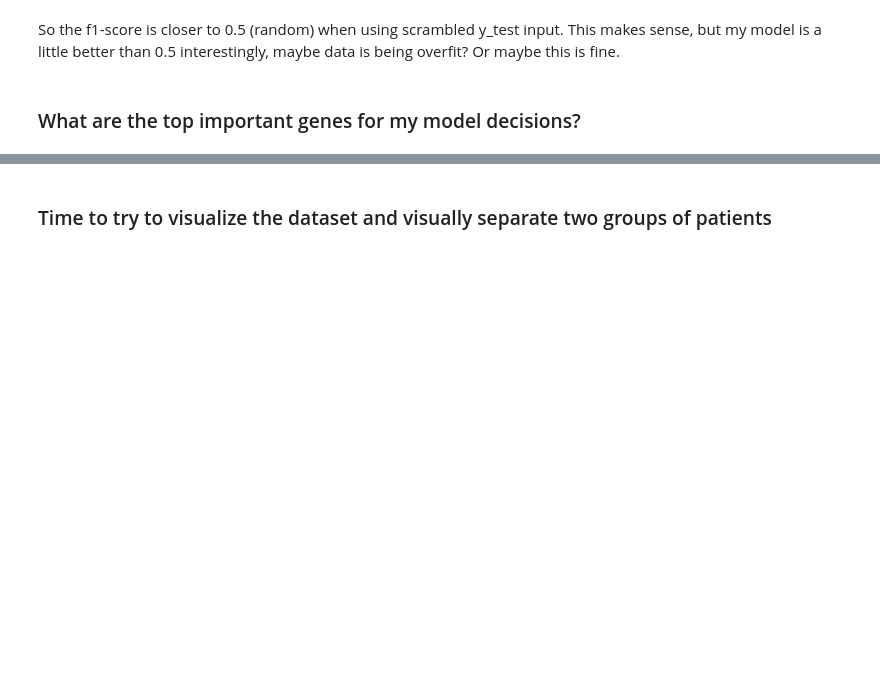
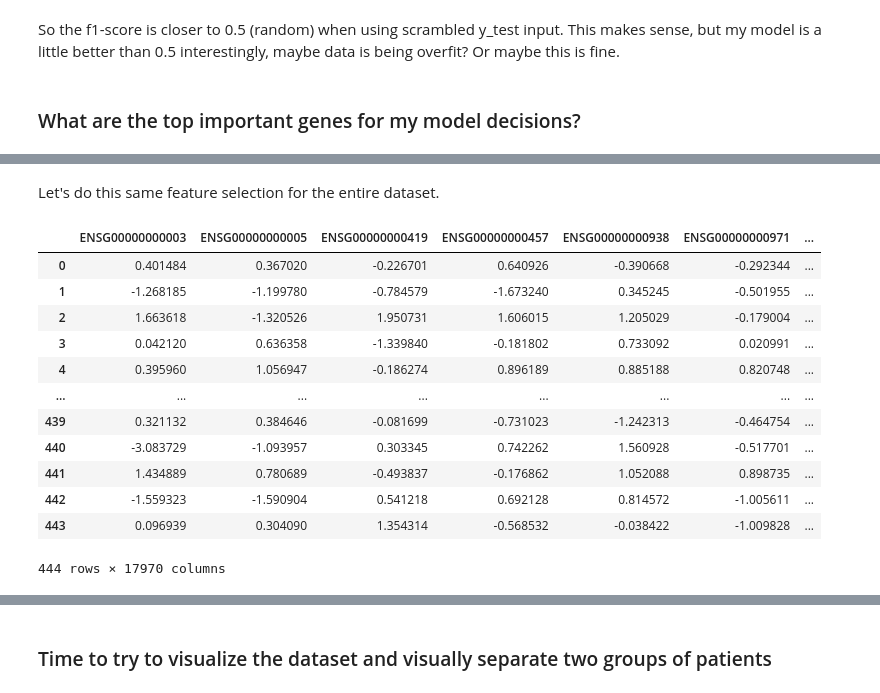
Before and after one commit to darianyang/MachineLearning, a Jupyter notebook: hw3/Lab3_DTY.ipynb, the cells around one changed output, grey strips where cells are left out. Drawn from its saved outputs; the diff is of its cells as text; code cells hidden in the pictures; blank space fills up the shorter version.

```diff
--- a/hw3/Lab3_DTY.ipynb
+++ b/hw3/Lab3_DTY.ipynb
@@ -610,0 +665,24 @@ Here I can take my feature selection data and look at the rankings.
+# %% [markdown]
+Let's do this same feature selection for the entire dataset.
+# %%
+# first stack column names to scaled array
+#train_x_scaled_cols = np.vstack((train_x.columns[1:], train_x_scaled))
+#train_x_scaled_cols
+
+# actually can use df with col names
+train_x_scaled_cols = pd.DataFrame(train_x_scaled, columns=train_x.columns[1:])
+train_x_scaled_cols
+# %% [output]
+|  | ENSG00000000003 | ENSG00000000005 | ENSG00000000419 | ENSG00000000457 | ENSG00000000938 | ENSG00000000971 | ... |
+| 0 | 0.401484 | 0.367020 | -0.226701 | 0.640926 | -0.390668 | -0.292344 | ... |
+| 1 | -1.268185 | -1.199780 | -0.784579 | -1.673240 | 0.345245 | -0.501955 | ... |
+| 2 | 1.663618 | -1.320526 | 1.950731 | 1.606015 | 1.205029 | -0.179004 | ... |
+| 3 | 0.042120 | 0.636358 | -1.339840 | -0.181802 | 0.733092 | 0.020991 | ... |
+| 4 | 0.395960 | 1.056947 | -0.186274 | 0.896189 | 0.885188 | 0.820748 | ... |
+| ... | ... | ... | ... | ... | ... | ... | ... |
+| 439 | 0.321132 | 0.384646 | -0.081699 | -0.731023 | -1.242313 | -0.464754 | ... |
+| 440 | -3.083729 | -1.093957 | 0.303345 | 0.742262 | 1.560928 | -0.517701 | ... |
+| 441 | 1.434889 | 0.780689 | -0.493837 | -0.176862 | 1.052088 | 0.898735 | ... |
+| 442 | -1.559323 | -1.590904 | 0.541218 | 0.692128 | 0.814572 | -1.005611 | ... |
+| 443 | 0.096939 | 0.304090 | 1.354314 | -0.568532 | -0.038422 | -1.009828 | ... |
+444 rows × 17970 columns
```
Also changed, not shown: parts of 40 cells of this notebook, 1 other file.
